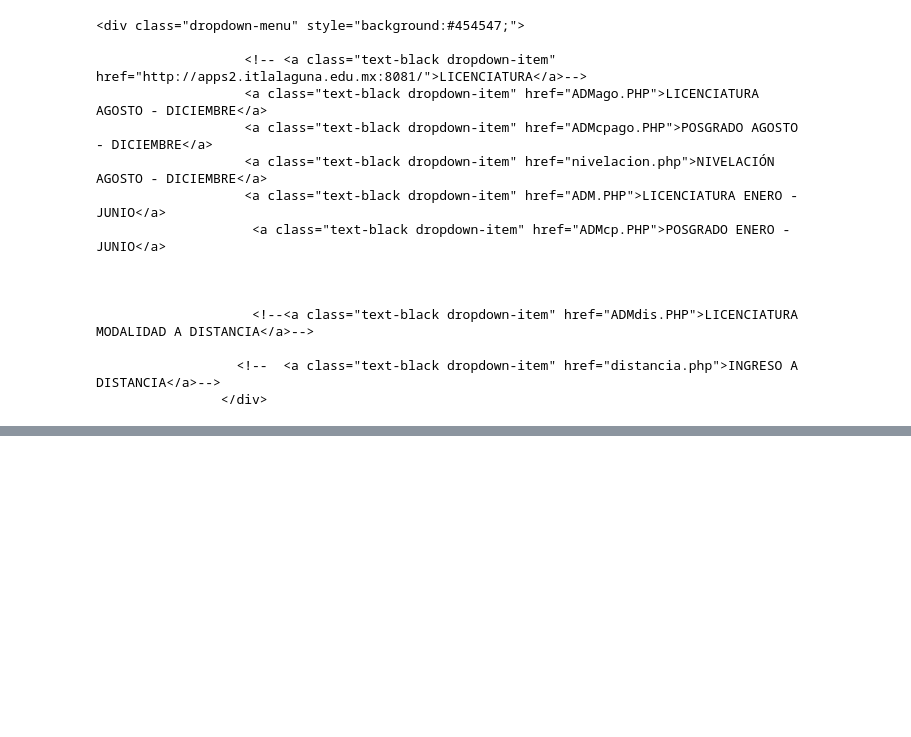
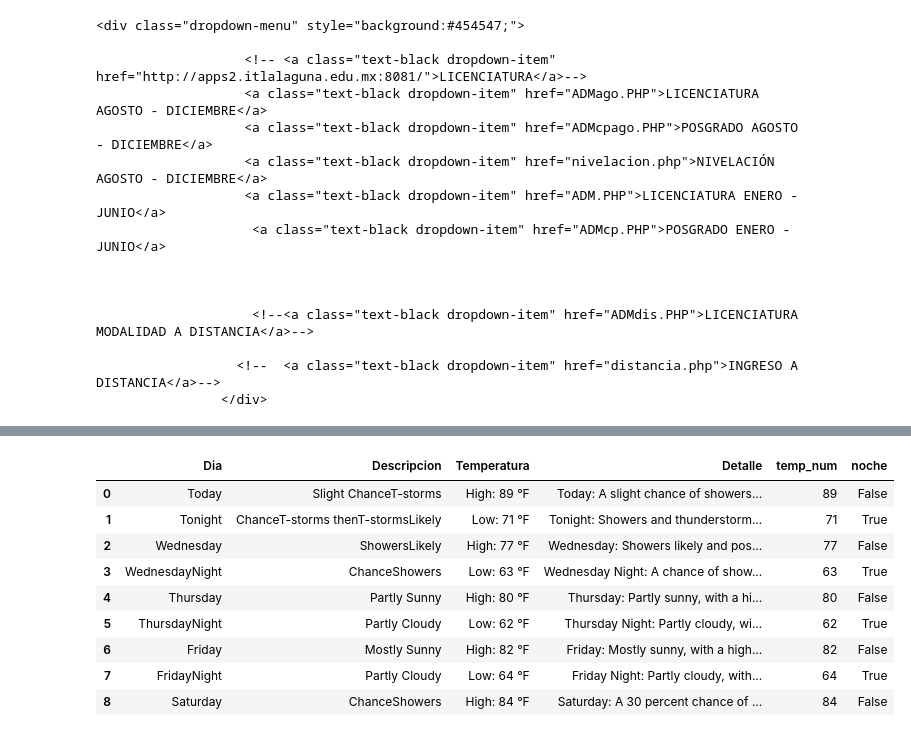
Before and after one commit to misaeladame/big-data, a Jupyter notebook: Jupyter/02_03_WebScraping_Twitter.ipynb, the cells around one changed output, grey strips where cells are left out. Cells and saved outputs as stored; diff of their text form; code cells hidden in the pictures; blank space fills up the shorter version.

```diff
--- a/Jupyter/02_03_WebScraping_Twitter.ipynb
+++ b/Jupyter/02_03_WebScraping_Twitter.ipynb
@@ -248,0 +271,7 @@ tags
+# %%
+descripciones = [d.get_text() for d in dias.select(".tombstone-container .short-desc")]
+temps = [t.get_text() for t in dias.select(".tombstone-container .temp")]
+Ddescripciones = [d["title"] for d in dias.select(".tombstone-container img")]
+print(descripciones)
+print(temps)
+print(Ddescripciones)
@@ -248,0 +282,5 @@ tags
+# %%
+#UTilizando Pandas
+import pandas as pd
+pronostico = pd.DataFrame({"Dia":semana, "Descripcion": descripciones, "Temperatura": temps, "Detalle": Ddescripciones })
+pronostico
@@ -248,0 +298,5 @@ tags
+# %%
+#Utilizando Series
+solo_temp = pronostico["Temperatura"].str.extract("(?P<temp_num>\d+)", expand = False)
+pronostico["temp_num"] = solo_temp.astype('int')
+solo_temp
@@ -248,0 +318,6 @@ tags
+# %%
+#Los dias que en la noche tengan esa temperatura o
+#esten en el rango de esa temperatura
+noche = pronostico["Temperatura"].str.contains("Low")
+pronostico["noche"] = noche
+noche
@@ -248,0 +335,13 @@ tags
+# %%
+pronostico
+# %% [output]
+|  | Dia | Descripcion | Temperatura | Detalle | temp_num | noche |
+| 0 | Today | Slight ChanceT-storms | High: 89 °F | Today: A slight chance of showers... | 89 | False |
+| 1 | Tonight | ChanceT-storms thenT-stormsLikely | Low: 71 °F | Tonight: Showers and thunderstorm... | 71 | True |
+| 2 | Wednesday | ShowersLikely | High: 77 °F | Wednesday: Showers likely and pos... | 77 | False |
+| 3 | WednesdayNight | ChanceShowers | Low: 63 °F | Wednesday Night: A chance of show... | 63 | True |
+| 4 | Thursday | Partly Sunny | High: 80 °F | Thursday: Partly sunny, with a hi... | 80 | False |
+| 5 | ThursdayNight | Partly Cloudy | Low: 62 °F | Thursday Night: Partly cloudy, wi... | 62 | True |
+| 6 | Friday | Mostly Sunny | High: 82 °F | Friday: Mostly sunny, with a high... | 82 | False |
+| 7 | FridayNight | Partly Cloudy | Low: 64 °F | Friday Night: Partly cloudy, with... | 64 | True |
+| 8 | Saturday | ChanceShowers | High: 84 °F | Saturday: A 30 percent chance of ... | 84 | False |
```
Also changed, not shown: parts of 19 cells of this notebook.
